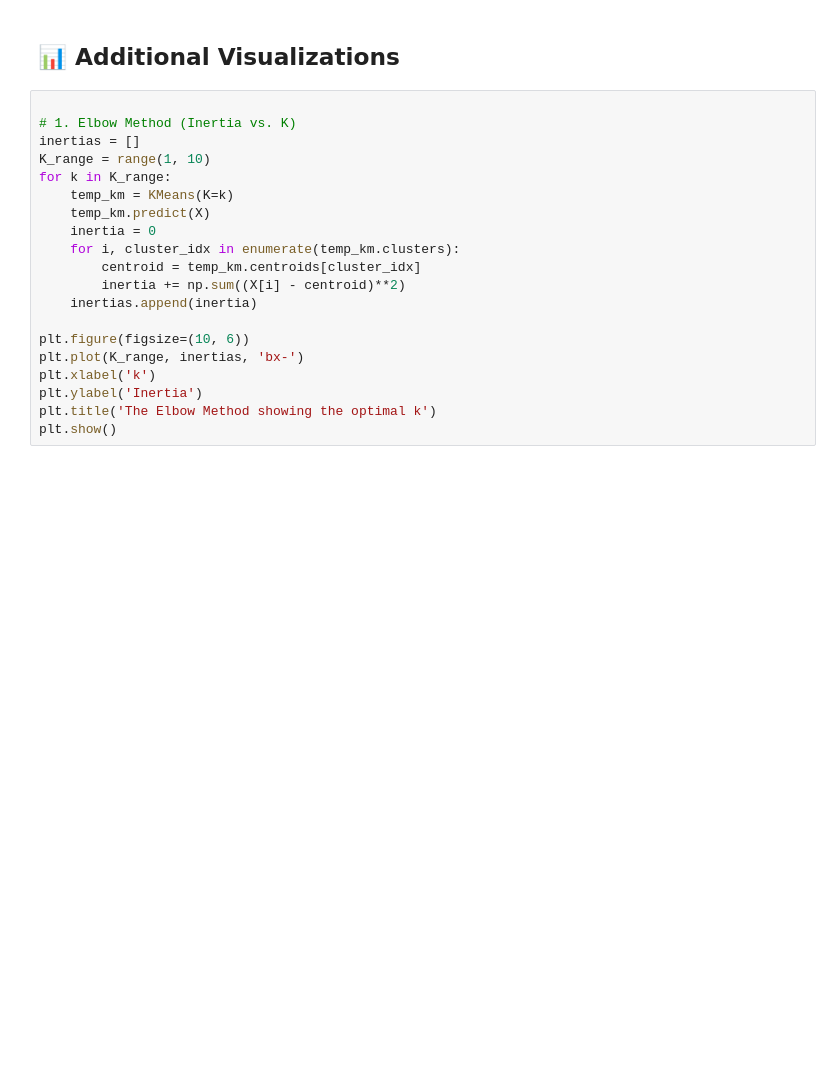
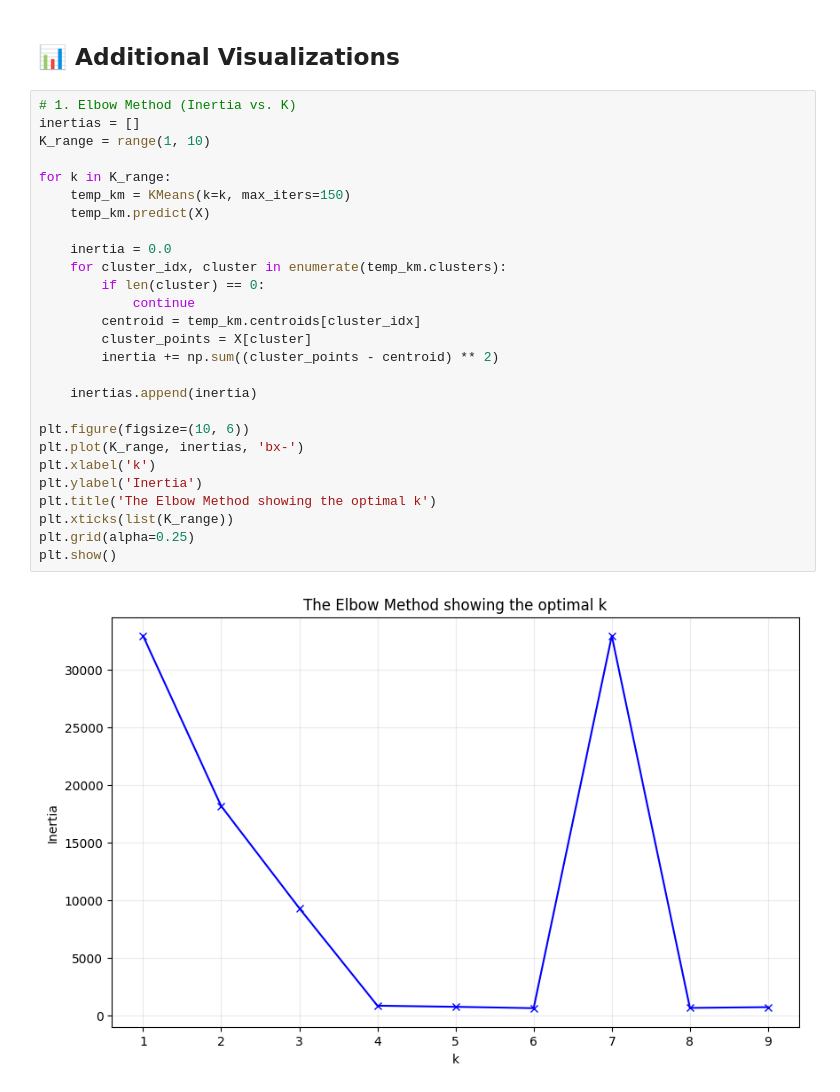
Before and after one commit to thompgt/ML-Under-The-Hood, a Jupyter notebook: notebooks/05_K_Means_Clustering.ipynb, the cells around one changed output. Saved outputs shown, nothing was run; the diff lists cells and outputs as text; blank space fills up the shorter version.

Commit message:
Plot elbow method

```diff
--- a/notebooks/05_K_Means_Clustering.ipynb
+++ b/notebooks/05_K_Means_Clustering.ipynb
@@ -136,22 +136,31 @@ plt.show()
 # %% [markdown]
 ## 📊 Additional Visualizations
 # %%
-
 # 1. Elbow Method (Inertia vs. K)
 inertias = []
 K_range = range(1, 10)
+
 for k in K_range:
-    temp_km = KMeans(K=k)
+    temp_km = KMeans(k=k, max_iters=150)
     temp_km.predict(X)
-    inertia = 0
-    for i, cluster_idx in enumerate(temp_km.clusters):
+
+    inertia = 0.0
+    for cluster_idx, cluster in enumerate(temp_km.clusters):
+        if len(cluster) == 0:
+            continue
         centroid = temp_km.centroids[cluster_idx]
-        inertia += np.sum((X[i] - centroid)**2)
+        cluster_points = X[cluster]
+        inertia += np.sum((cluster_points - centroid) ** 2)
+
     inertias.append(inertia)
 
 plt.figure(figsize=(10, 6))
 plt.plot(K_range, inertias, 'bx-')
 plt.xlabel('k')
 plt.ylabel('Inertia')
 plt.title('The Elbow Method showing the optimal k')
+plt.xticks(list(K_range))
+plt.grid(alpha=0.25)
 plt.show()
+# %% [output]
+[figure, added]
```
